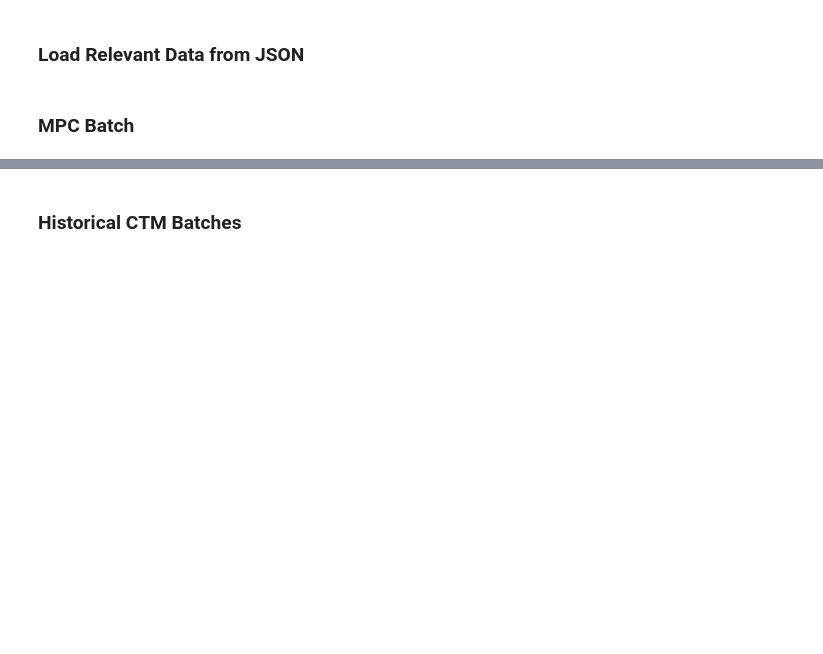
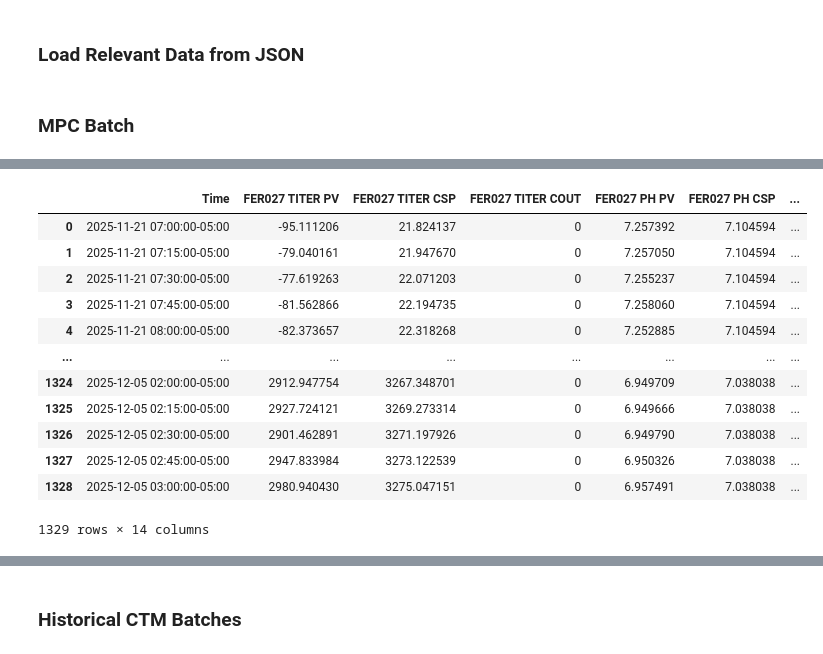
Before and after one commit to zhatz111/state-space-mpc, a Jupyter notebook: data/SAM-1000L-B7H4-experiment/graphs.ipynb, the cells around one changed output, grey strips where cells are left out. Saved outputs shown, nothing was run; the diff lists cells and outputs as text; code cells hidden in the pictures; blank space fills up the shorter version.

```diff
--- a/data/SAM-1000L-B7H4-experiment/graphs.ipynb
+++ b/data/SAM-1000L-B7H4-experiment/graphs.ipynb
@@ -245,0 +351,17 @@ setpoint_tracking_error_ctm = 100*(ctm_avg_trajectory-titer_setpoint_trajectory)
+# %%
+merged_data_temp2 = pd.merge_asof(online_data, merge_, "Time")
+merged_data_temp2
+# %% [output]
+|  | Time | FER027 TITER PV | FER027 TITER CSP | FER027 TITER COUT | FER027 PH PV | FER027 PH CSP | ... |
+| 0 | 2025-11-21 07:00:00-05:00 | -95.111206 | 21.824137 | 0 | 7.257392 | 7.104594 | ... |
+| 1 | 2025-11-21 07:15:00-05:00 | -79.040161 | 21.947670 | 0 | 7.257050 | 7.104594 | ... |
+| 2 | 2025-11-21 07:30:00-05:00 | -77.619263 | 22.071203 | 0 | 7.255237 | 7.104594 | ... |
+| 3 | 2025-11-21 07:45:00-05:00 | -81.562866 | 22.194735 | 0 | 7.258060 | 7.104594 | ... |
+| 4 | 2025-11-21 08:00:00-05:00 | -82.373657 | 22.318268 | 0 | 7.252885 | 7.104594 | ... |
+| ... | ... | ... | ... | ... | ... | ... | ... |
+| 1324 | 2025-12-05 02:00:00-05:00 | 2912.947754 | 3267.348701 | 0 | 6.949709 | 7.038038 | ... |
+| 1325 | 2025-12-05 02:15:00-05:00 | 2927.724121 | 3269.273314 | 0 | 6.949666 | 7.038038 | ... |
+| 1326 | 2025-12-05 02:30:00-05:00 | 2901.462891 | 3271.197926 | 0 | 6.949790 | 7.038038 | ... |
+| 1327 | 2025-12-05 02:45:00-05:00 | 2947.833984 | 3273.122539 | 0 | 6.950326 | 7.038038 | ... |
+| 1328 | 2025-12-05 03:00:00-05:00 | 2980.940430 | 3275.047151 | 0 | 6.957491 | 7.038038 | ... |
+1329 rows × 14 columns
```
Also changed, not shown: parts of 12 cells of this notebook, 38 other files.
